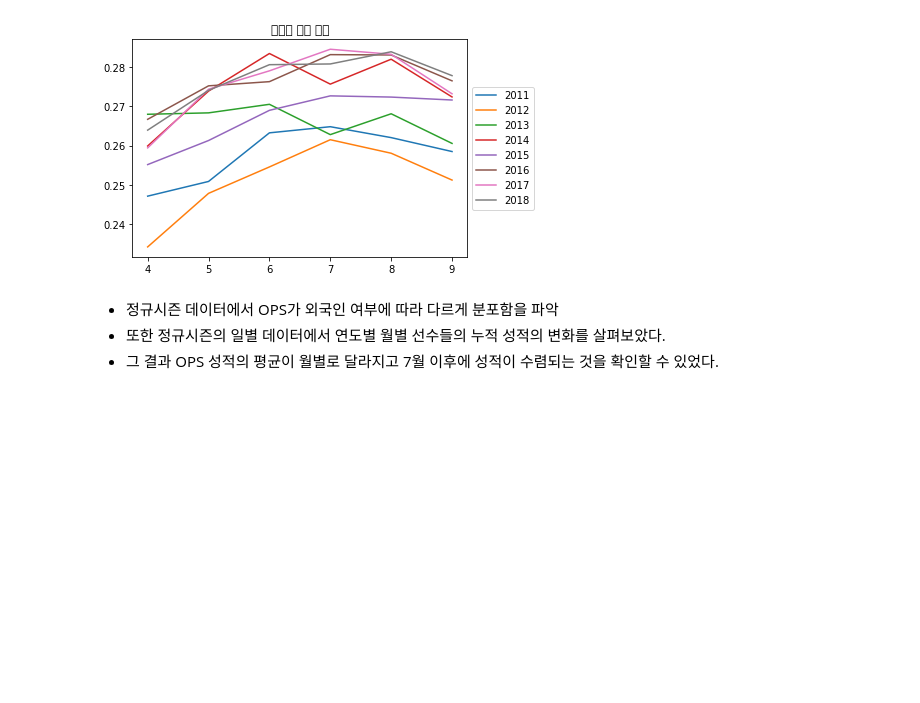
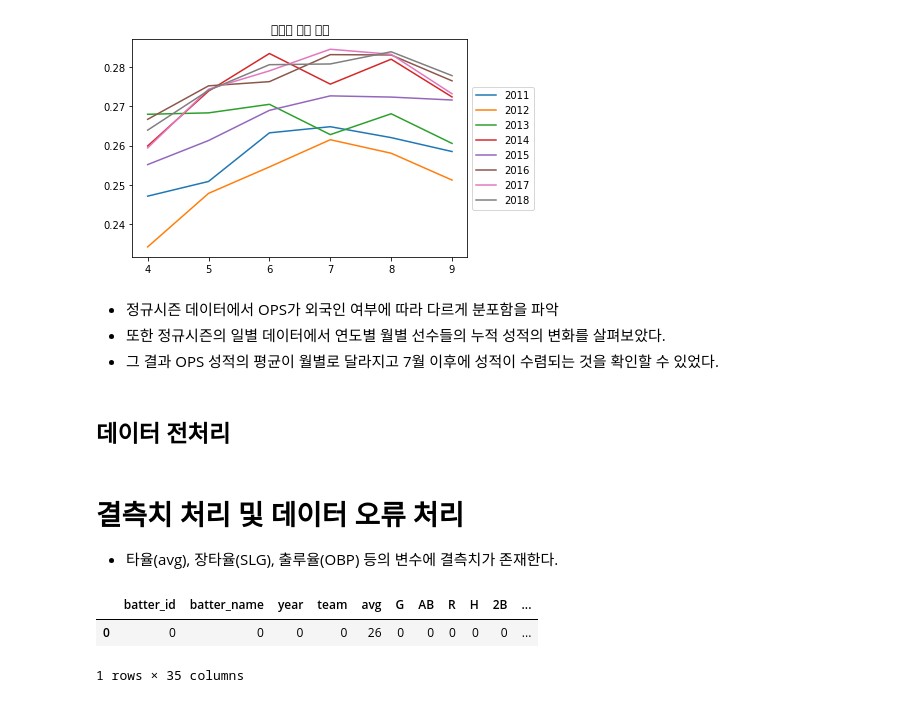
Before and after one commit to studyfirston/Deep_learning, a Jupyter notebook: dacon/kbo_prediction/batter_OPS_prediction.ipynb, the cells around one changed output. Cells and saved outputs as stored; diff of their text form; code cells hidden in the pictures; blank space fills up the shorter version.

```diff
--- a/dacon/kbo_prediction/batter_OPS_prediction.ipynb
+++ b/dacon/kbo_prediction/batter_OPS_prediction.ipynb
@@ -593,3 +593,14 @@ plt.show()
 - 정규시즌 데이터에서 OPS가 외국인 여부에 따라 다르게 분포함을 파악
 - 또한 정규시즌의 일별 데이터에서 연도별 월별 선수들의 누적 성적의 변화를 살펴보았다.
 - 그 결과 OPS 성적의 평균이 월별로 달라지고 7월 이후에 성적이 수렴되는 것을 확인할 수 있었다.
+# %% [markdown]
+## 데이터 전처리
+# %% [markdown]
+# 결측치 처리 및 데이터 오류 처리
+- 타율(avg), 장타율(SLG), 출루율(OBP) 등의 변수에 결측치가 존재한다.
+# %%
+pd.DataFrame(regular_season_df.isna().sum()).transpose()
+# %% [output]
+|  | batter_id | batter_name | year | team | avg | G | AB | R | H | 2B | ... |
+| 0 | 0 | 0 | 0 | 0 | 26 | 0 | 0 | 0 | 0 | 0 | ... |
+1 rows × 35 columns
```
Also changed, not shown: parts of 7 cells of this notebook.
